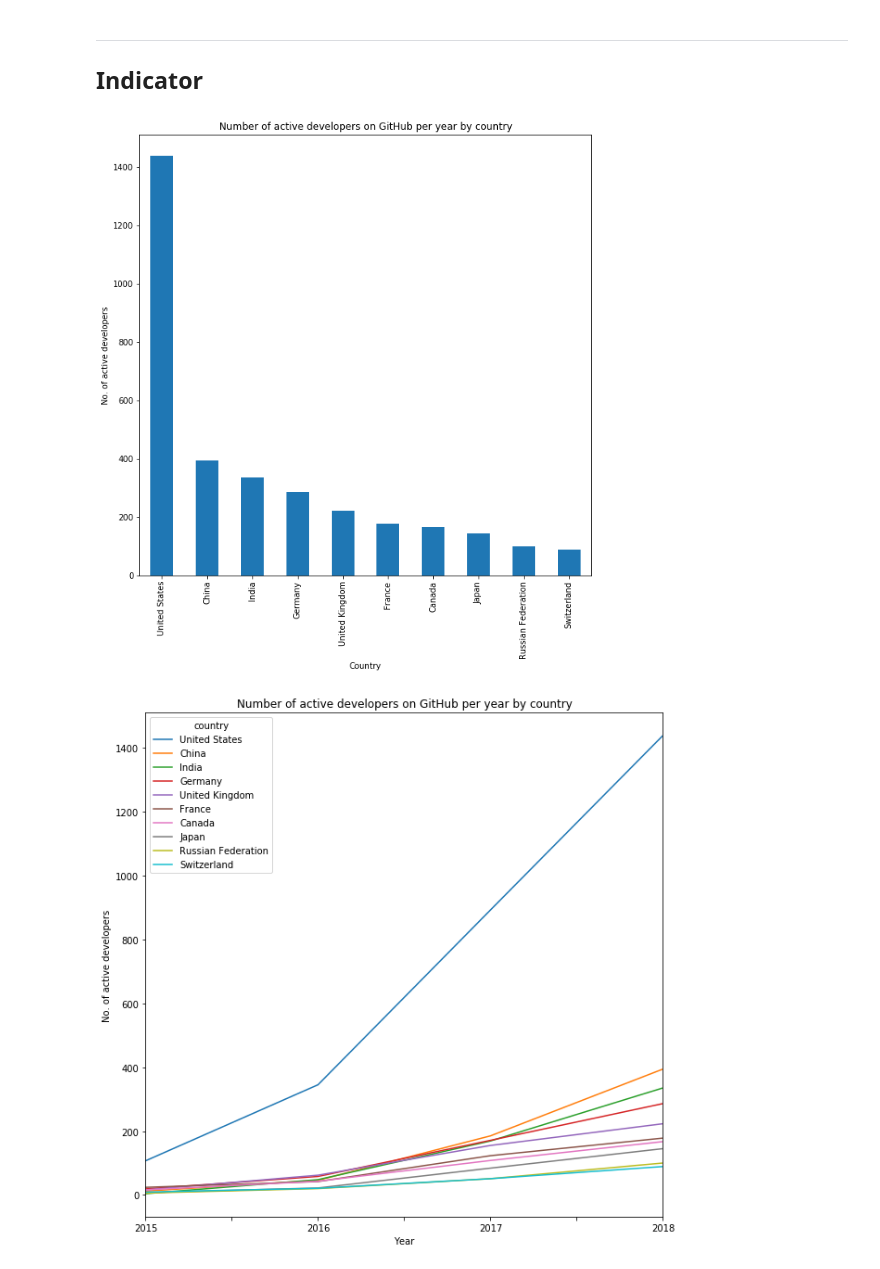
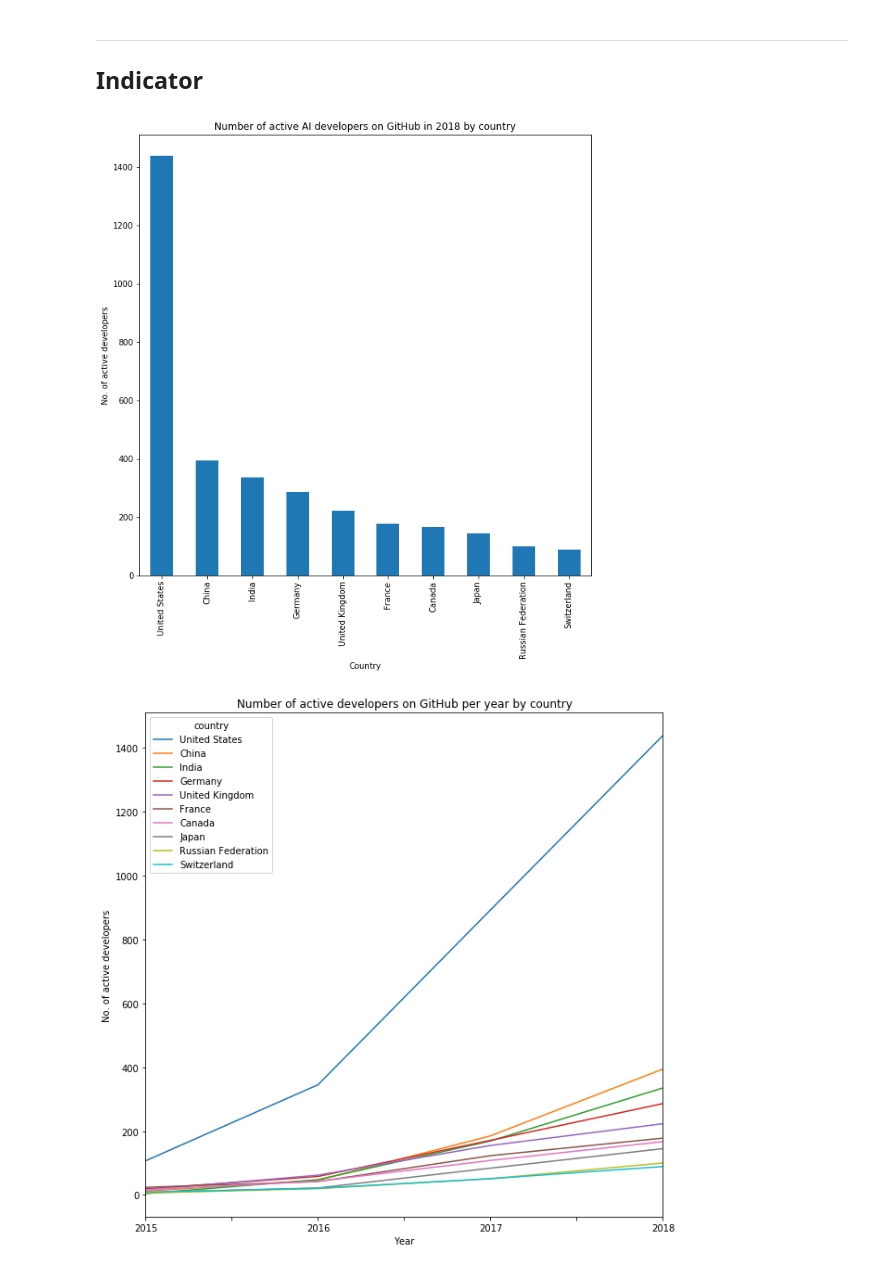
Before and after one commit to tortoisemedia-com/global-ai-index, a Jupyter notebook: pillars/talent/no_of_github_developers.ipynb, the cells around one changed output. Cells and saved outputs as stored; diff of their text form; code cells hidden in the pictures.

```diff
--- a/pillars/talent/no_of_github_developers.ipynb
+++ b/pillars/talent/no_of_github_developers.ipynb
@@ -23,11 +23,11 @@ GitHub API
 # %%
 df_devs_yearly.nlargest(10, '2018')['2018'].plot(kind='bar',figsize=(10, 10))
 plt.xlabel('Country')
 plt.ylabel('No. of active developers')
-plt.title('Number of active AI developers on GitHub per year by country')
+plt.title('Number of active AI developers on GitHub in 2018 by country')
 plt.show()
 # %% [output]
-[figure, old version]
+[figure, new version]
 # %%
 df_devs_yearly.nlargest(10, '2018')[['2015', '2016', '2017', '2018']].T.plot(figsize=(10, 10))
 plt.xlabel('Year')
```
